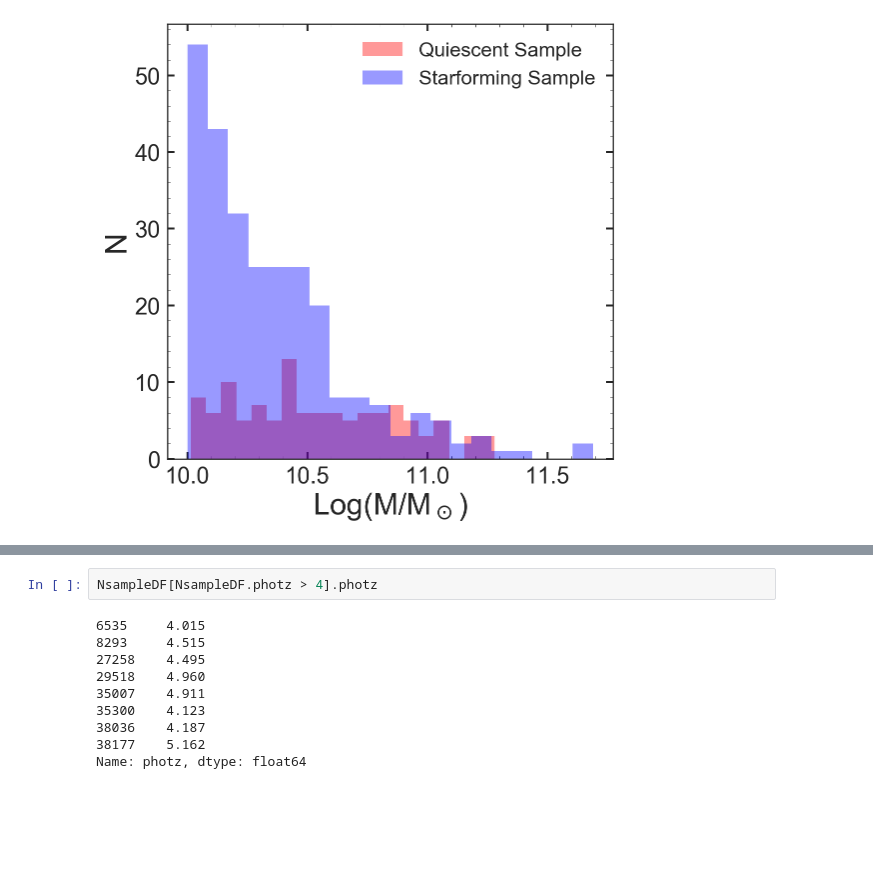
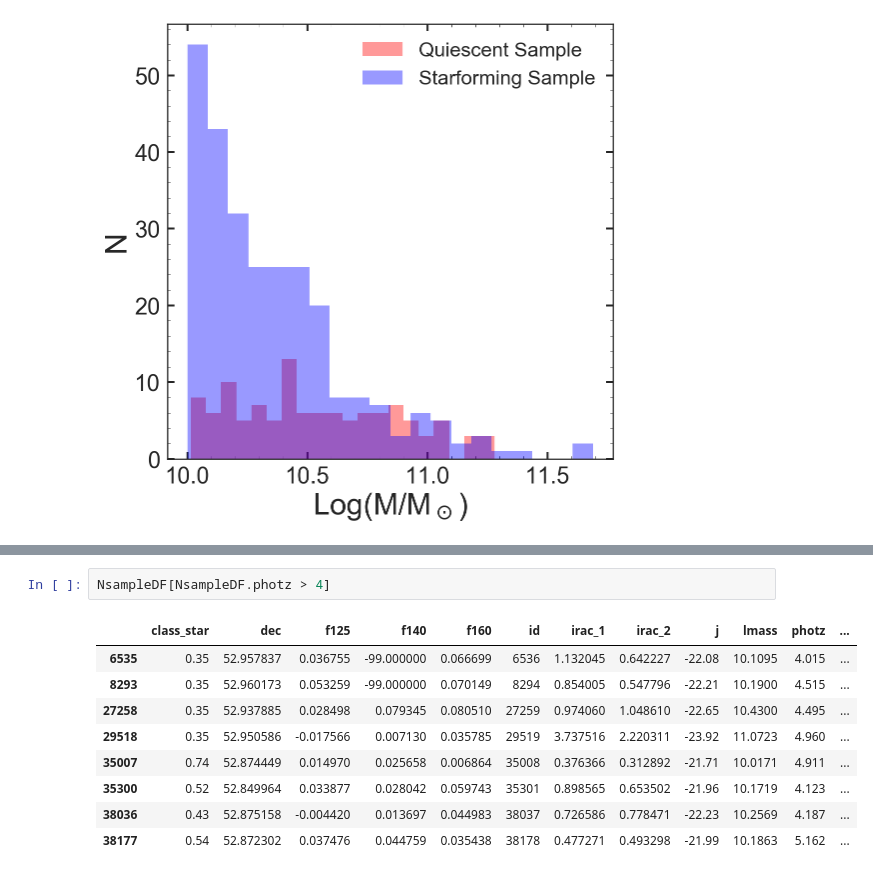
Before and after one commit to Vince-ec/JWST_proposal, a Jupyter notebook: Target_selection.ipynb, the cells around one changed output, grey strips where cells are left out. Saved outputs shown, nothing was run; the diff lists cells and outputs as text; blank space fills up the shorter version.

```diff
--- a/Target_selection.ipynb
+++ b/Target_selection.ipynb
@@ -533,12 +540,12 @@ len(NsampleDF),len(Nsf_sampleDF)
 # %%
-NsampleDF[NsampleDF.photz > 4].photz
+NsampleDF[NsampleDF.photz > 4]
 # %% [output]
-6535     4.015
-8293     4.515
-27258    4.495
-29518    4.960
-35007    4.911
-35300    4.123
-38036    4.187
-38177    5.162
-Name: photz, dtype: float64
+|  | class_star | dec | f125 | f140 | f160 | id | irac_1 | irac_2 | j | lmass | photz | ... |
+| 6535 | 0.35 | 52.957837 | 0.036755 | -99.000000 | 0.066699 | 6536 | 1.132045 | 0.642227 | -22.08 | 10.1095 | 4.015 | ... |
+| 8293 | 0.35 | 52.960173 | 0.053259 | -99.000000 | 0.070149 | 8294 | 0.854005 | 0.547796 | -22.21 | 10.1900 | 4.515 | ... |
+| 27258 | 0.35 | 52.937885 | 0.028498 | 0.079345 | 0.080510 | 27259 | 0.974060 | 1.048610 | -22.65 | 10.4300 | 4.495 | ... |
+| 29518 | 0.35 | 52.950586 | -0.017566 | 0.007130 | 0.035785 | 29519 | 3.737516 | 2.220311 | -23.92 | 11.0723 | 4.960 | ... |
+| 35007 | 0.74 | 52.874449 | 0.014970 | 0.025658 | 0.006864 | 35008 | 0.376366 | 0.312892 | -21.71 | 10.0171 | 4.911 | ... |
+| 35300 | 0.52 | 52.849964 | 0.033877 | 0.028042 | 0.059743 | 35301 | 0.898565 | 0.653502 | -21.96 | 10.1719 | 4.123 | ... |
+| 38036 | 0.43 | 52.875158 | -0.004420 | 0.013697 | 0.044983 | 38037 | 0.726586 | 0.778471 | -22.23 | 10.2569 | 4.187 | ... |
+| 38177 | 0.54 | 52.872302 | 0.037476 | 0.044759 | 0.035438 | 38178 | 0.477271 | 0.493298 | -21.99 | 10.1863 | 5.162 | ... |
```
Also changed, not shown: parts of 2 cells of this notebook, 1 other file.
